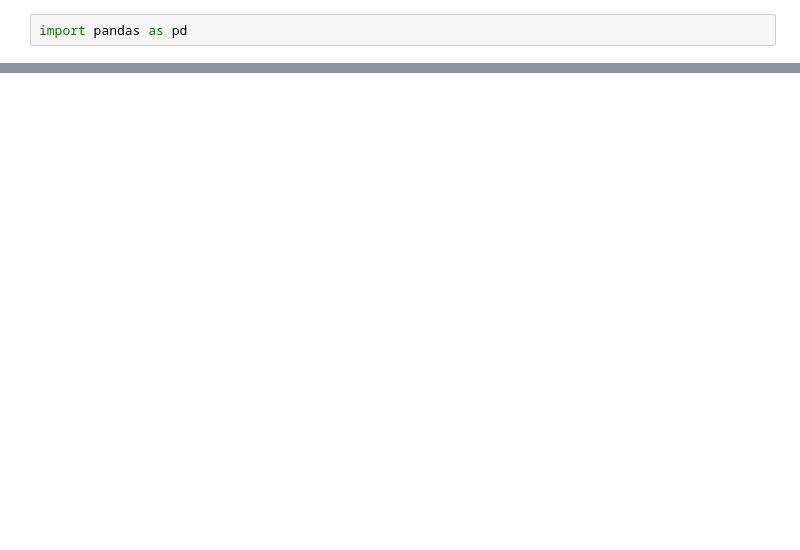
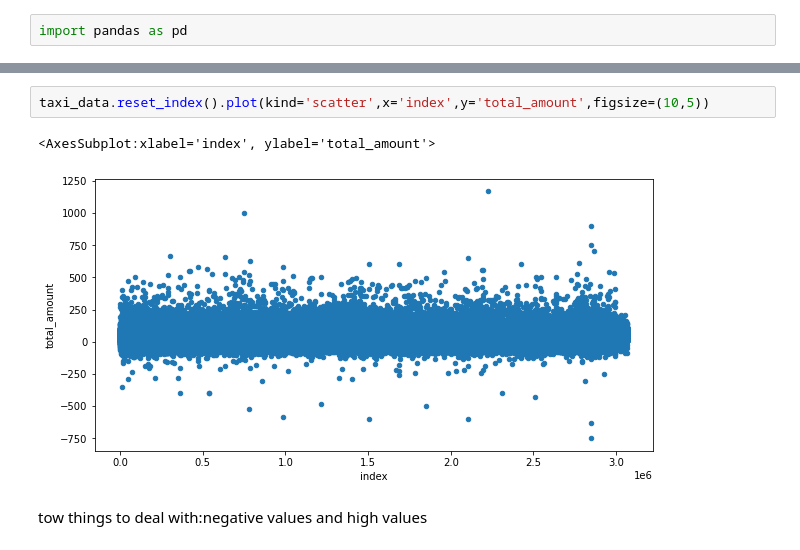
Before and after one commit to Talha-010/New-York-Taxi-Analysis, a Jupyter notebook: Main notebook.ipynb, the cells around one changed output, grey strips where cells are left out. Cells and saved outputs as stored; diff of their text form; blank space fills up the shorter version.

```diff
--- a/Main notebook.ipynb
+++ b/Main notebook.ipynb
@@ -19,0 +69,7 @@ taxi_df.shape
+# %%
+taxi_data.reset_index().plot(kind='scatter',x='index',y='total_amount',figsize=(10,5))
+# %% [output]
+<AxesSubplot:xlabel='index', ylabel='total_amount'>
+[figure, added]
+# %% [markdown]
+tow things to deal with:negative values and high values
```
Also changed, not shown: parts of 10 cells of this notebook.
